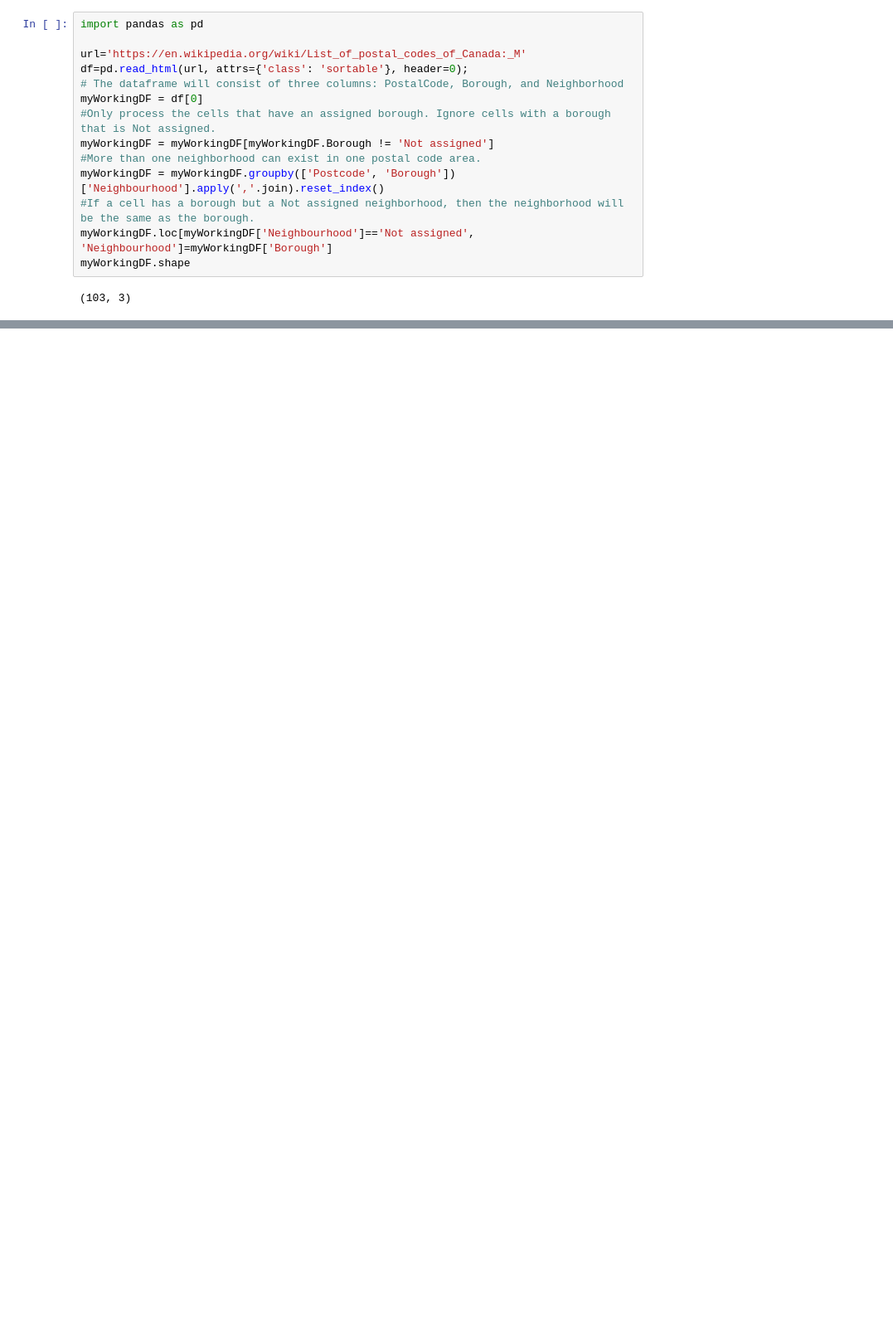
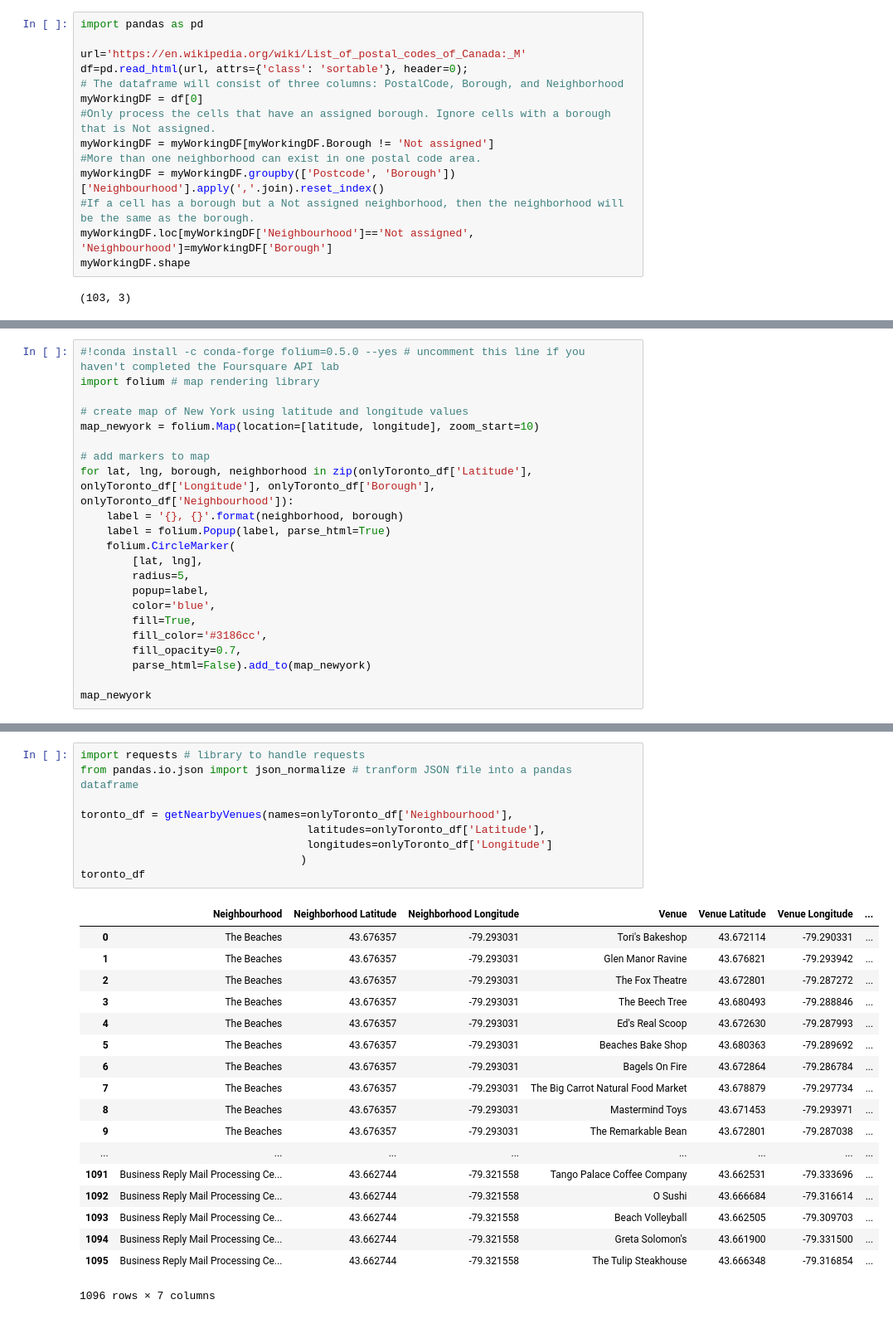
Before and after one commit to mariofernandes/Coursera_Capstone, a Jupyter notebook: capstone-week3.ipynb, the cells around one changed output, grey strips where cells are left out. Shown at 83% size. Drawn from its saved outputs; the diff is of its cells as text; blank space fills up the shorter version.

```diff
--- a/capstone-week3.ipynb
+++ b/capstone-week3.ipynb
@@ -35,0 +101,22 @@ myNewDF.head(8)
+# %%
+#!conda install -c conda-forge folium=0.5.0 --yes # uncomment this line if you haven't completed the Foursquare API lab
+import folium # map rendering library
+
+# create map of New York using latitude and longitude values
+map_newyork = folium.Map(location=[latitude, longitude], zoom_start=10)
+
+# add markers to map
+for lat, lng, borough, neighborhood in zip(onlyToronto_df['Latitude'], onlyToronto_df['Longitude'], onlyToronto_df['Borough'], onlyToronto_df['Neighbourhood']):
+    label = '{}, {}'.format(neighborhood, borough)
+    label = folium.Popup(label, parse_html=True)
+    folium.CircleMarker(
+        [lat, lng],
+        radius=5,
+        popup=label,
+        color='blue',
+        fill=True,
+        fill_color='#3186cc',
+        fill_opacity=0.7,
+        parse_html=False).add_to(map_newyork)
+
+map_newyork
@@ -35,0 +170,28 @@ myNewDF.head(8)
+# %%
+import requests # library to handle requests
+from pandas.io.json import json_normalize # tranform JSON file into a pandas dataframe
+
+toronto_df = getNearbyVenues(names=onlyToronto_df['Neighbourhood'],
+                                   latitudes=onlyToronto_df['Latitude'],
+                                   longitudes=onlyToronto_df['Longitude']
+                                  )
+toronto_df
+# %% [output]
+|  | Neighbourhood | Neighborhood Latitude | Neighborhood Longitude | Venue | Venue Latitude | Venue Longitude | ... |
+| 0 | The Beaches | 43.676357 | -79.293031 | Tori's Bakeshop | 43.672114 | -79.290331 | ... |
+| 1 | The Beaches | 43.676357 | -79.293031 | Glen Manor Ravine | 43.676821 | -79.293942 | ... |
+| 2 | The Beaches | 43.676357 | -79.293031 | The Fox Theatre | 43.672801 | -79.287272 | ... |
+| 3 | The Beaches | 43.676357 | -79.293031 | The Beech Tree | 43.680493 | -79.288846 | ... |
+| 4 | The Beaches | 43.676357 | -79.293031 | Ed's Real Scoop | 43.672630 | -79.287993 | ... |
+| 5 | The Beaches | 43.676357 | -79.293031 | Beaches Bake Shop | 43.680363 | -79.289692 | ... |
+| 6 | The Beaches | 43.676357 | -79.293031 | Bagels On Fire | 43.672864 | -79.286784 | ... |
+| 7 | The Beaches | 43.676357 | -79.293031 | The Big Carrot Natural Food Market | 43.678879 | -79.297734 | ... |
+| 8 | The Beaches | 43.676357 | -79.293031 | Mastermind Toys | 43.671453 | -79.293971 | ... |
+| 9 | The Beaches | 43.676357 | -79.293031 | The Remarkable Bean | 43.672801 | -79.287038 | ... |
+| ... | ... | ... | ... | ... | ... | ... | ... |
+| 1091 | Business Reply Mail Processing Ce... | 43.662744 | -79.321558 | Tango Palace Coffee Company | 43.662531 | -79.333696 | ... |
+| 1092 | Business Reply Mail Processing Ce... | 43.662744 | -79.321558 | O Sushi | 43.666684 | -79.316614 | ... |
+| 1093 | Business Reply Mail Processing Ce... | 43.662744 | -79.321558 | Beach Volleyball | 43.662505 | -79.309703 | ... |
+| 1094 | Business Reply Mail Processing Ce... | 43.662744 | -79.321558 | Greta Solomon's | 43.661900 | -79.331500 | ... |
+| 1095 | Business Reply Mail Processing Ce... | 43.662744 | -79.321558 | The Tulip Steakhouse | 43.666348 | -79.316854 | ... |
+1096 rows × 7 columns
```
Also changed, not shown: parts of 18 cells of this notebook.
